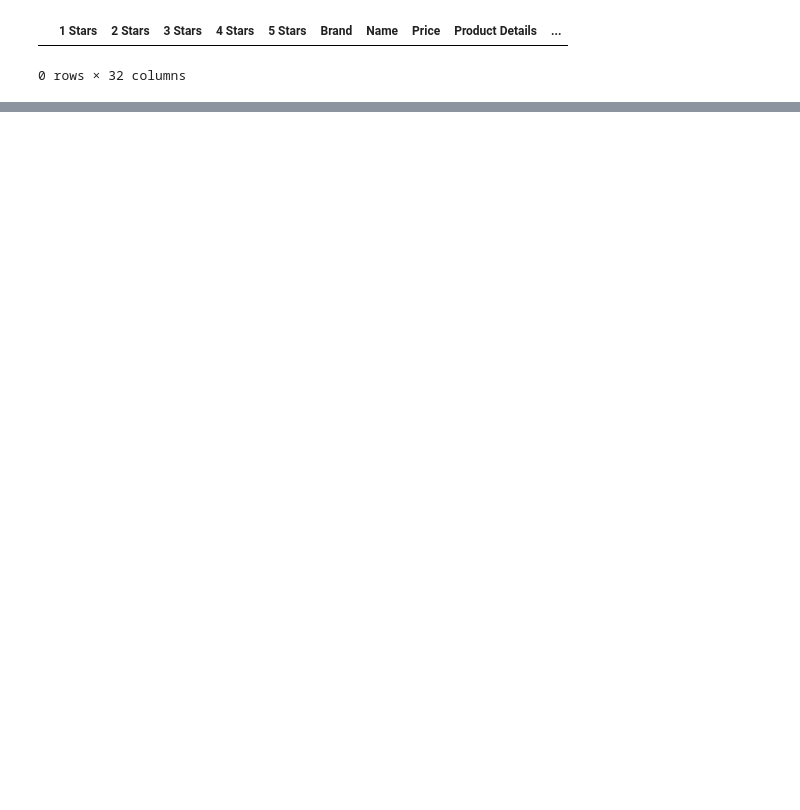
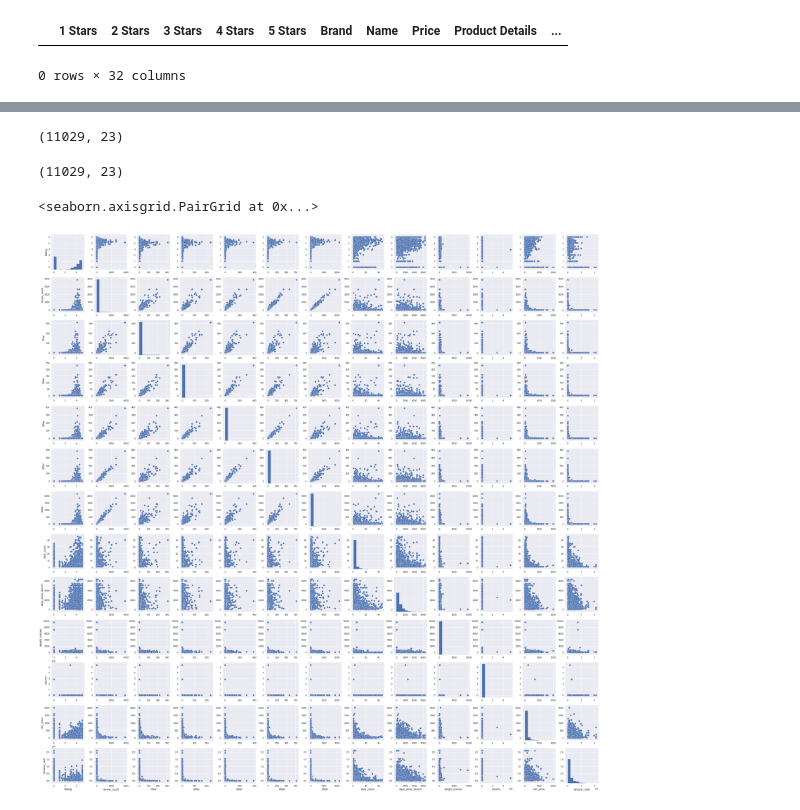
Before and after one commit to Ifeadewumi/metis_work, a Jupyter notebook: luther/Amazon_data_clean.ipynb, the cells around one changed output, grey strips where cells are left out. Cells and saved outputs as stored; diff of their text form; code cells hidden in the pictures; blank space fills up the shorter version.

```diff
--- a/luther/Amazon_data_clean.ipynb
+++ b/luther/Amazon_data_clean.ipynb
@@ -316,0 +280,13 @@ Index(['Brand', 'Name', 'Url', '1Star', '2Star', '3Star', '4Star', '5Star',
+# %%
+df = new_df[new_df['rank_category'] == 'Clothing Shoes & Jewelry'].reset_index()
+# %%
+df.shape
+# %% [output]
+(11029, 23)
+# %%
+# Drop all rows where amazon_rank does not exist
+df = df[pd.notnull(df['amazon_rank'])]
+# %%
+df.shape
+# %% [output]
+(11029, 23)
@@ -316,0 +296,9 @@ Index(['Brand', 'Name', 'Url', '1Star', '2Star', '3Star', '4Star', '5Star',
+# %%
+df.drop(['index', 'Brand', 'Name', 'Url', 'styles', 'volume_dimensions', 'rank_category', 'asin', 'volume_unit', 'max_price'], axis=1, inplace=True)
+# %%
+dummy_df = df.copy()
+# %%
+sns.pairplot(dummy_df.fillna(0))
+# %% [output]
+<seaborn.axisgrid.PairGrid at 0x...>
+[figure, added]
```
Also changed, not shown: parts of 23 cells of this notebook, 1 other file.
